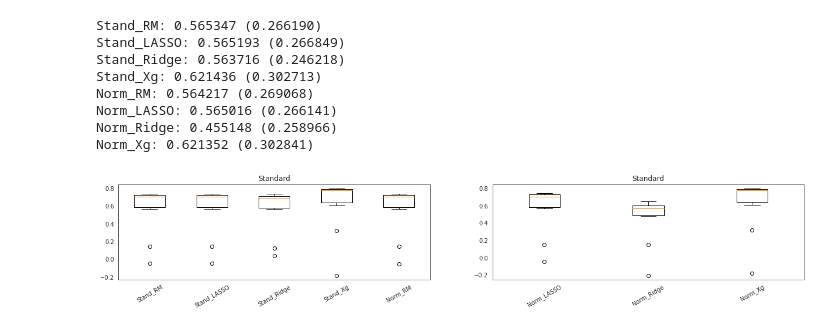
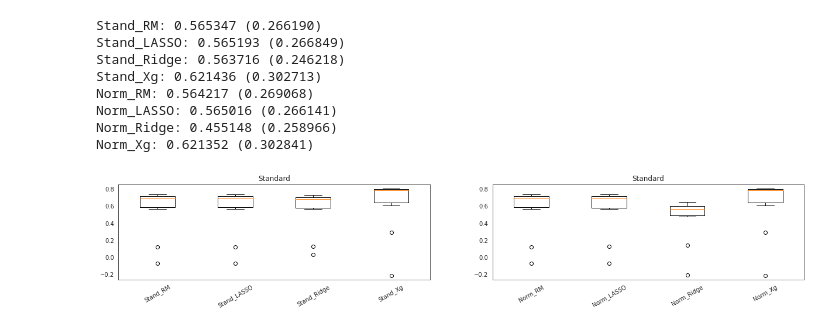
Before and after one commit to wander-asb/Emprestimos, a Jupyter notebook: emprestimos_previsao.ipynb, the cells around one changed output. Cells and saved outputs as stored; diff of their text form; code cells hidden in the pictures.

```diff
--- a/emprestimos_previsao.ipynb
+++ b/emprestimos_previsao.ipynb
@@ -474,8 +474,8 @@ Norm_Xg: 0.621349 (0.315753)
 fig = plt.figure(figsize=(21,3))
 
 for i in range(2):
-  j = i*5
-  k=(i+1)*5
+  j = i*4
+  k=(i+1)*4
   ax = fig.add_subplot(1,2,i+1)
   plt.boxplot(results[j:k])
   ax.set_xticklabels(names[j:k])
@@ -536,16 +536,16 @@ Norm_Xg: 0.621352 (0.302841)
 # %%
 # boxplot de comparação dos algoritmos para cada pré-processamento
 fig = plt.figure(figsize=(21,3))
 
 for i in range(2):
-  j = i*5
-  k=(i+1)*5
+  j = i*4
+  k=(i+1)*4
   ax = fig.add_subplot(1,2,i+1)
   plt.boxplot(results[j:k])
   ax.set_xticklabels(names[j:k])
   plt.xticks(rotation=30)
   ax.set_title(preprosetps[j])
 
 plt.show()
 # %% [output]
-[figure, old version]
+[figure, new version]
```
Also changed, not shown: parts of 3 cells of this notebook.
